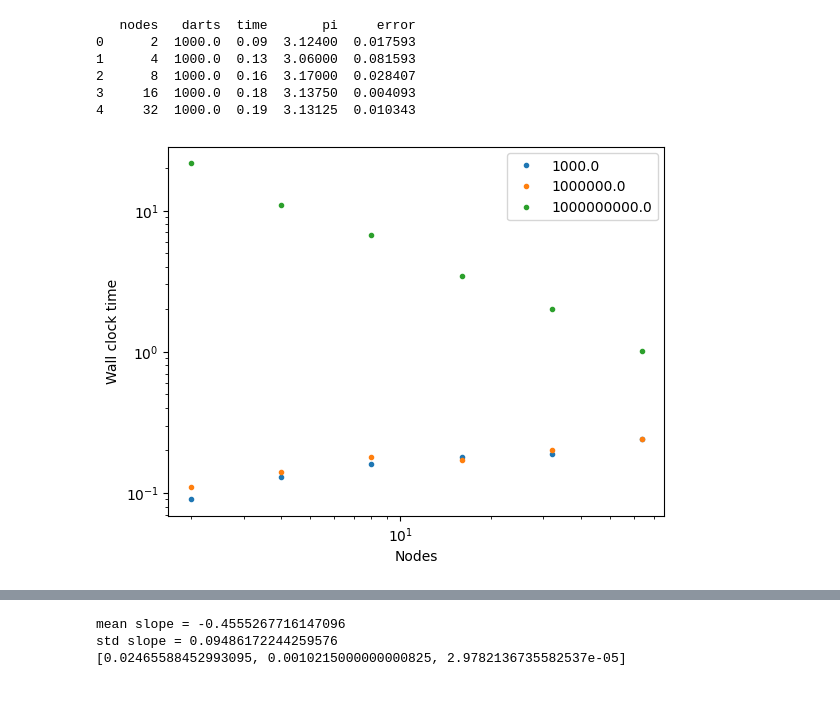
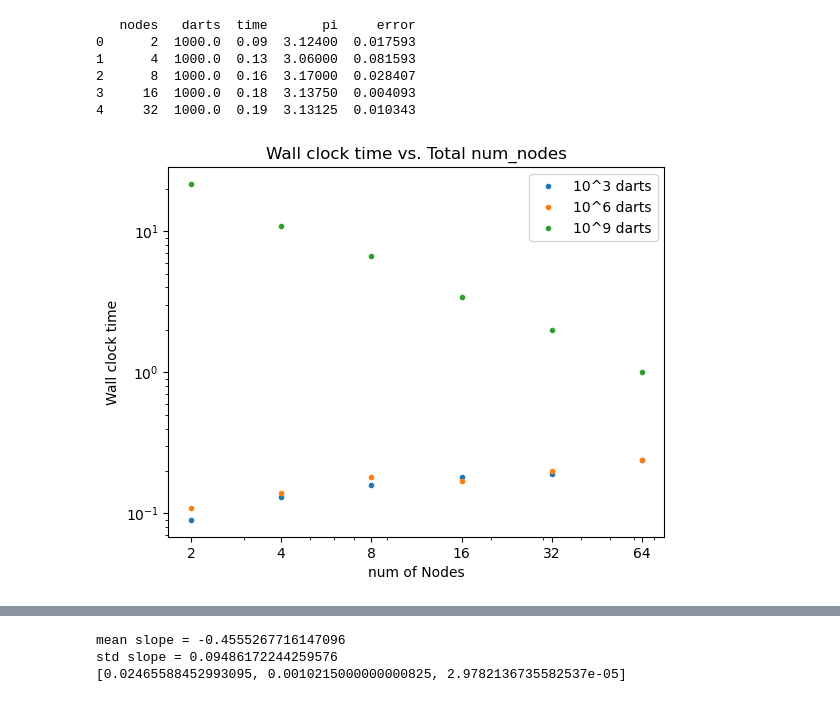
Before and after one commit to cmse822/project-2-pi-by-mpi-team1, a Jupyter notebook: results/runtime_plot.ipynb, the cells around one changed output, grey strips where cells are left out. Cells and saved outputs as stored; diff of their text form; code cells hidden in the pictures.

```diff
--- a/results/runtime_plot.ipynb
+++ b/results/runtime_plot.ipynb
@@ -18,10 +21,13 @@ print(df.head())
 # %%
 fig, ax = plt.subplots()
 for key, grp in df.groupby("darts"):
     grp.plot(ax=ax, label=key, logx=True, logy=True, \
              x="nodes", y="time", kind="line", linestyle='None', marker='.')
-ax.set_xlabel("Nodes")
+ax.set_xlabel("num of Nodes")
 ax.set_ylabel("Wall clock time")
+plt.title("Wall clock time vs. Total num_nodes")
+plt.legend(["10^3 darts", "10^6 darts", "10^9 darts"])
+plt.xticks(df["nodes"].unique(), df["nodes"].unique())
 plt.savefig("time_scaling.png")
 # %% [output]
-[figure, old version]
+[figure, new version]
```
Also changed, not shown: parts of 5 cells of this notebook, 3 other files.
